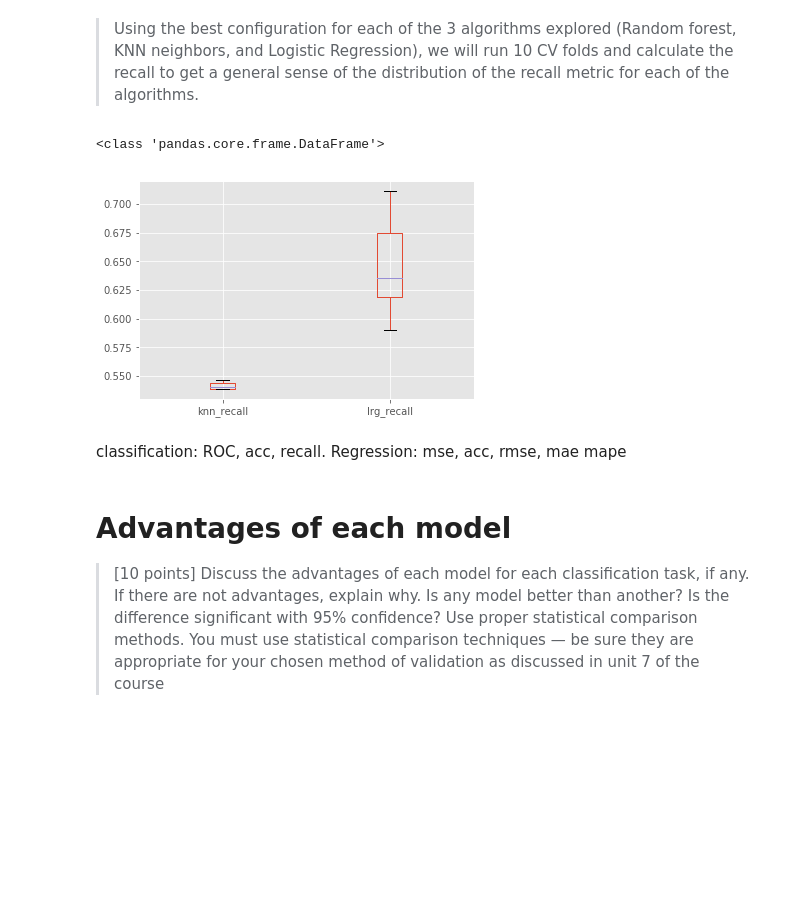
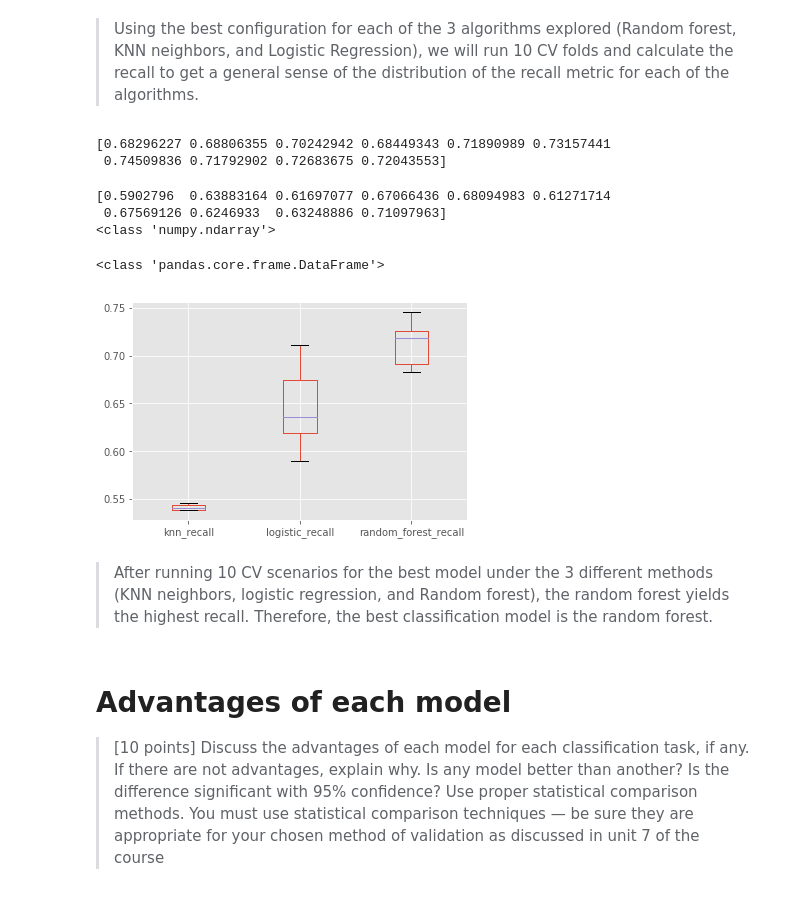
Before and after one commit to josteinstraume/classification-project2, a Jupyter notebook: notebooks/project2-report.ipynb, the cells around one changed output. Saved outputs shown, nothing was run; the diff lists cells and outputs as text; code cells hidden in the pictures; blank space fills up the shorter version.

Commit message:
Recall comparison
Reall comparison charts

```diff
--- a/notebooks/project2-report.ipynb
+++ b/notebooks/project2-report.ipynb
@@ -1649,6 +1523,28 @@ scores_M2 = cross_validate(clf_KNN, X_c, y_c, scoring=scoring,
 scores_M2['test_recall_macro']
 
 print(scores_M2['test_recall_macro'])
+# %%
+######### CREATE 10 FOLDS for the random forest with the corresponding recalls
+
+clf_rfor = RandomForestClassifier(max_depth=5, min_samples_split=2, random_state=0, class_weight='balanced',
+                             max_features='auto', n_estimators=500, bootstrap=True)
+
+
+
+
+
+scoring = ['precision_macro', 'recall_macro']
+
+scores_M3 = cross_validate(clf_rfor, X_c, y_c, scoring=scoring,
+                         cv=10, return_train_score=False)
+
+
+scores_M3['test_recall_macro']
+
+print(scores_M3['test_recall_macro'])
+# %% [output]
+[0.68296227 0.68806355 0.70242942 0.68449343 0.71890989 0.73157441
+ 0.74509836 0.71792902 0.72683675 0.72043553]
 # %%
 #we create a DATA FRAME to record the recall and then make the BOX plot to visualize the recall metric
 
@@ -1658,29 +1554,36 @@ print(type(lrg_recall))
 
 
 knn_recall=scores_M2['test_recall_macro']
+
+rfor_recall=scores_M3['test_recall_macro']
+# %% [output]
+[0.5902796  0.63883164 0.61697077 0.67066436 0.68094983 0.61271714
+ 0.67569126 0.6246933  0.63248886 0.71097963]
+<class 'numpy.ndarray'>
 # %%
 #VISUALIZATION OF THE PERFORMANCE METRICS
 
 import numpy as np
 import pandas as pd
 lrg_recall=scores_M1['test_recall_macro']
 knn_recall=scores_M2['test_recall_macro']
-df_a = pd.DataFrame({'lrg_recall':lrg_recall, 'knn_recall':knn_recall})
+rfor_recall=scores_M3['test_recall_macro']
+df_a = pd.DataFrame({'logistic_recall':lrg_recall, 'knn_recall':knn_recall, 'random_forest_recall':rfor_recall})
 #df_a.plot('x', 'y', kind='scatter')
 df_a.head()
 print(type(df_a))
 
 
 #boxplot
 fig, ax = plt.subplots()
 box = df_a.boxplot(ax=ax, sym='',return_type='dict')
 ax.margins(y=0.05)
 plt.show()
 # %% [output]
 <class 'pandas.core.frame.DataFrame'>
-[figure, old version]
+[figure, new version]
-# %% [markdown]
-classification: ROC, acc, recall. Regression: mse, acc, rmse, mae mape
+# %% [markdown]
+> After running 10 CV scenarios for the best model under the 3 different methods (KNN neighbors, logistic regression, and Random forest), the random forest yields the highest recall. Therefore, the best classification model is the random forest.
 # %% [markdown]
 # <a name="Advantages-of-each-model"></a>Advantages of each model
 >[10 points] Discuss the advantages of each model for each classification task, if any. If there are not advantages, explain why. Is any model better than another? Is the difference significant with 95% confidence? Use proper statistical comparison methods. You must use statistical comparison techniques — be sure they are appropriate for your chosen method of validation as discussed in unit 7 of the course
```
Also changed, not shown: parts of 21 cells of this notebook.
